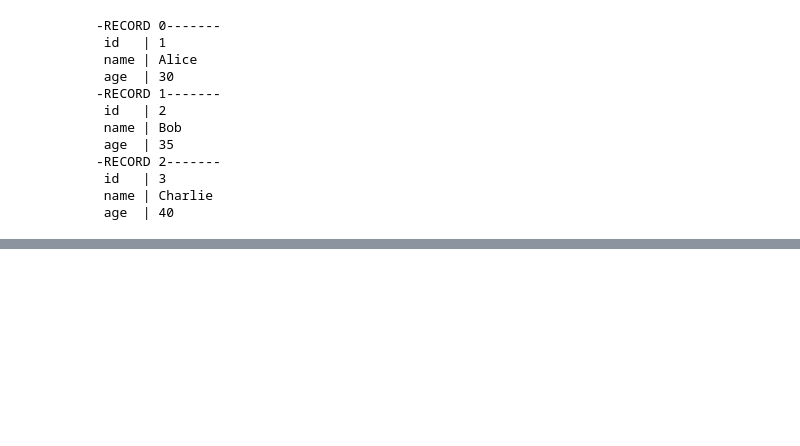
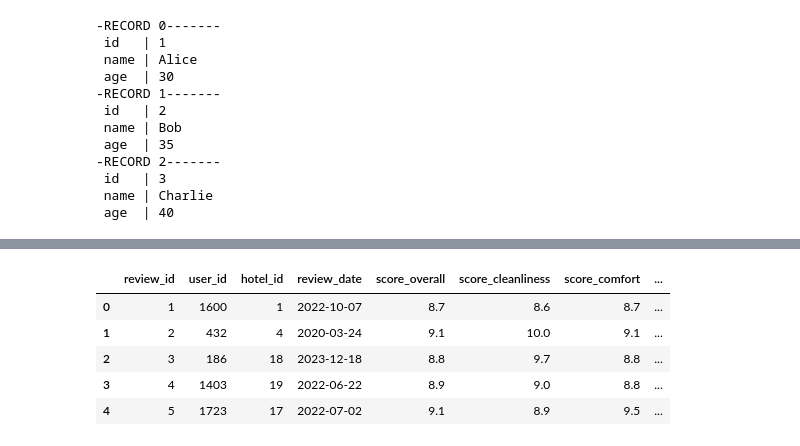
Before and after one commit to Deborshi1998/python-snippets, a Jupyter notebook: Spark.ipynb, the cells around one changed output, grey strips where cells are left out. Cells and saved outputs as stored; diff of their text form; code cells hidden in the pictures; blank space fills up the shorter version.

```diff
--- a/Spark.ipynb
+++ b/Spark.ipynb
@@ -112,0 +387,9 @@ df_pandas.show(vertical=True)
+# %%
+pd_reviews.head()
+# %% [output]
+|  | review_id | user_id | hotel_id | review_date | score_overall | score_cleanliness | score_comfort | ... |
+| 0 | 1 | 1600 | 1 | 2022-10-07 | 8.7 | 8.6 | 8.7 | ... |
+| 1 | 2 | 432 | 4 | 2020-03-24 | 9.1 | 10.0 | 9.1 | ... |
+| 2 | 3 | 186 | 18 | 2023-12-18 | 8.8 | 9.7 | 8.8 | ... |
+| 3 | 4 | 1403 | 19 | 2022-06-22 | 8.9 | 9.0 | 8.8 | ... |
+| 4 | 5 | 1723 | 17 | 2022-07-02 | 9.1 | 8.9 | 9.5 | ... |
```
Also changed, not shown: parts of 64 cells of this notebook.
